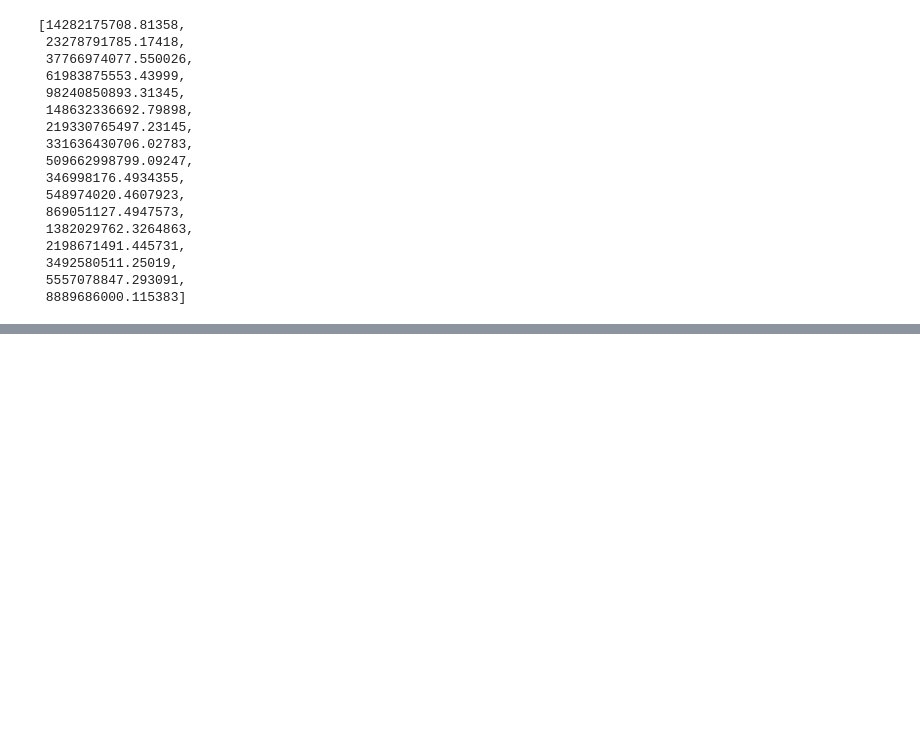
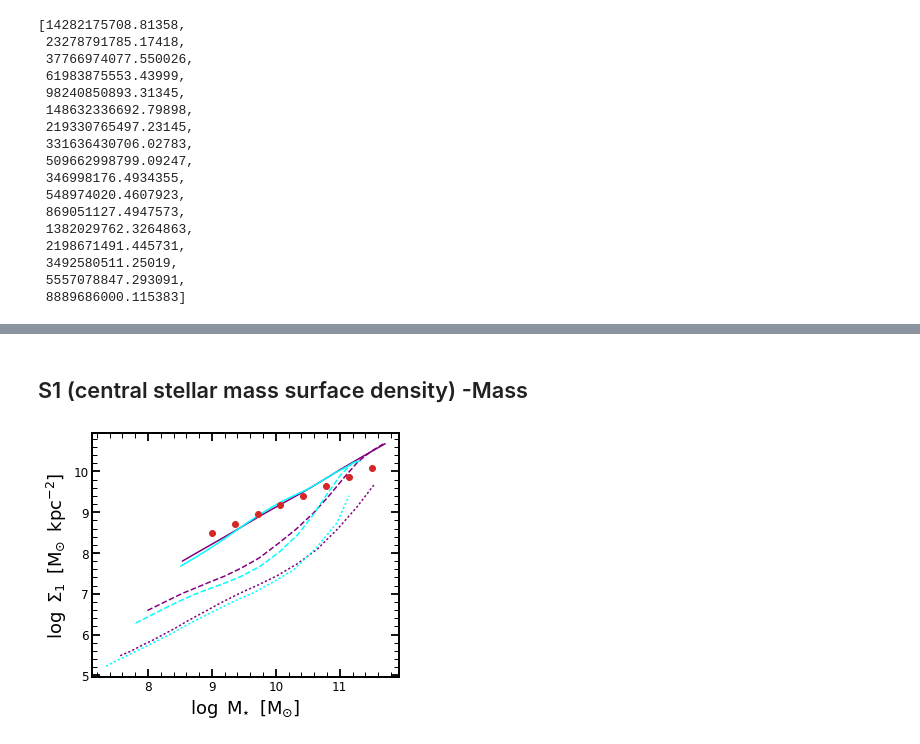
Before and after one commit to stacchella/morph_project, a Jupyter notebook: example/Estimate_Parameters.ipynb, the cells around one changed output, grey strips where cells are left out. Saved outputs shown, nothing was run; the diff lists cells and outputs as text; code cells hidden in the pictures; blank space fills up the shorter version.

```diff
--- a/example/Estimate_Parameters.ipynb
+++ b/example/Estimate_Parameters.ipynb
@@ -144,6 +135,0 @@ for SFH_file in list_SFH_tables:
-# %%
-SFH_file = list_SFH_tables[-1]
-SFH_table = Table.read(SFH_file, format='ascii', names=('scale_factor', 'SFH_all', 'SFH_all_up', 'SFH_all_dw', 'SFH_SF', 'SFH_SF_up', 'SFH_SF_dw', 'SFH_Q', 'SFH_Q_up', 'SFH_Q_dw', 'SFH_Cen', 'SFH_Cen_up', 'SFH_Cen_dw', 'SFH_Sat', 'SFH_Sat_up', 'SFH_Sat_dw', 'scale_factor_begin', 'scale_factor_end'))
-print SFH_table['SFH_Q']
-mass_Q, mass_SF, RM_Q_list, RM_SF_list = compute_sizes(SFH_table, alpha_test_values_list, beta_test_values_list, gamma_test_values_list, delta_test_values_list)
-print mass_Q, mass_SF, RM_Q_list, RM_SF_list
@@ -300,0 +329,26 @@ print (delta_list[idx_min_comb])
+# %% [markdown]
+## S1 (central stellar mass surface density) -Mass
+# %%
+fig, ax = plt.subplots(nrows=1, ncols=1, figsize=(5.5, 4.5))
+
+ax.plot(np.log10(mass_Q_z0), np.log10(S1_Q_z0), '-', color='purple')
+ax.plot(np.log10(mass_Q_z1), np.log10(S1_Q_z1), '--', color='purple')
+ax.plot(np.log10(mass_Q_z2), np.log10(S1_Q_z2), ':', color='purple')
+
+ax.plot(np.log10(mass_SF_z0), np.log10(S1_SF_z0), '-', color='cyan')
+ax.plot(np.log10(mass_SF_z1), np.log10(S1_SF_z1), '--', color='cyan')
+ax.plot(np.log10(mass_SF_z2), np.log10(S1_SF_z2), ':', color='cyan')
+
+# plot observations
+ax.plot(log_mass_plot, 9.29+0.64*(log_mass_plot-10.25), 'o', lw=3, color='C3', label='Q')
+
+# set axes
+ax.set_xlabel(r'$\log\/\/\/\mathrm{M_{\star}}\/\/\/[\mathrm{M_{\odot}}]$', fontsize=18)
+ax.set_ylabel(r'$\log\/\/\/\Sigma_{\rm 1}\/\/\/[\mathrm{M_{\odot}}\/\/\/\mathrm{kpc}^{-2}]$', fontsize=18)
+
+#ax.set_xlim([9.0, 11.5])
+#ax.set_ylim([-0.3, 1.5])
+
+plt.show()
+# %% [output]
+[figure, added]
```
Also changed, not shown: parts of 27 cells of this notebook, 3 other files.
